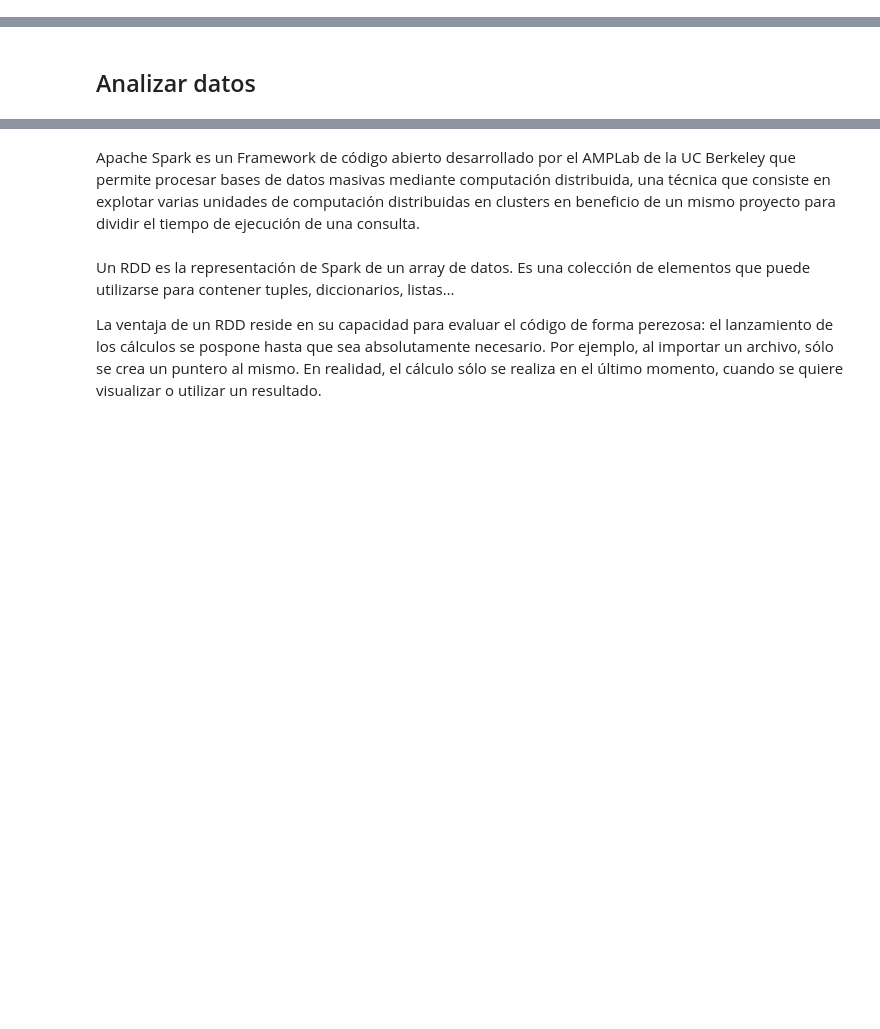
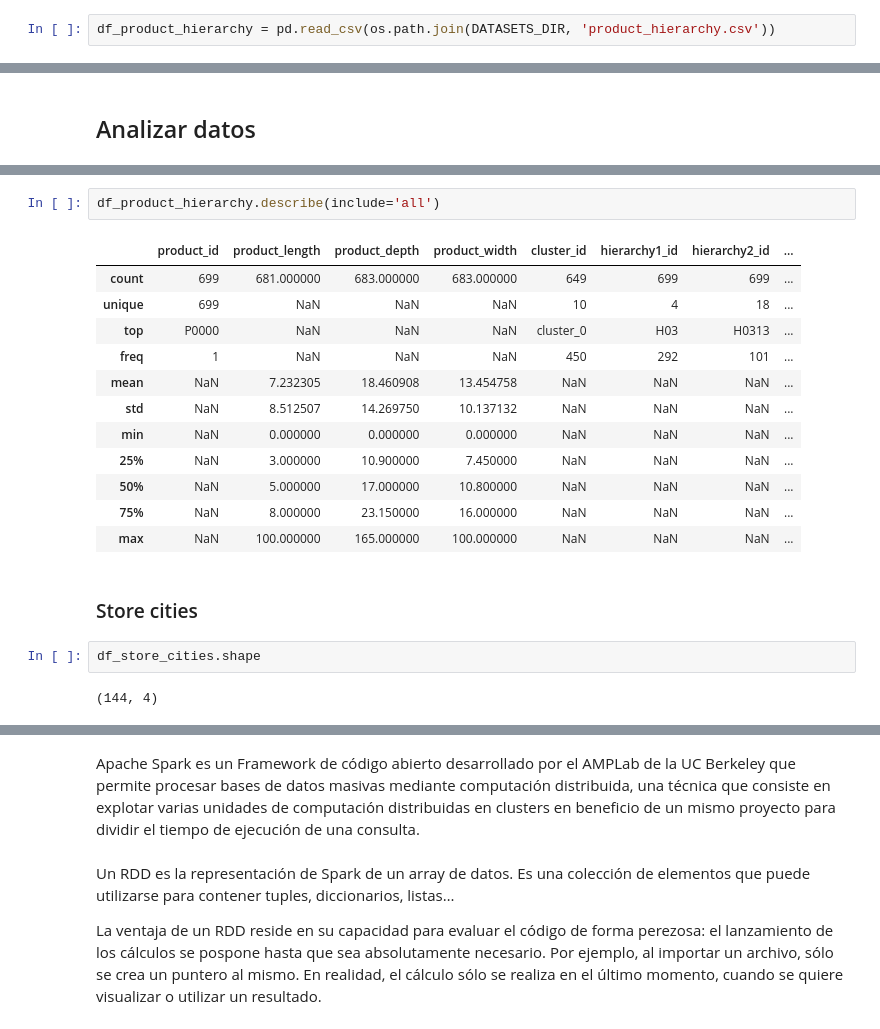
Before and after one commit to cramirez98/WorkshopSumz, a Jupyter notebook: workshop/Workshop 1.ipynb, the cells around one changed output, grey strips where cells are left out. Cells and saved outputs as stored; diff of their text form; blank space fills up the shorter version.

```diff
--- a/workshop/Workshop 1.ipynb
+++ b/workshop/Workshop 1.ipynb
@@ -161,2 +177,4 @@ Las dos estructuras de datos principales dentro del paquete Pandas son:
 # %% [markdown]
 ## Cargue de datos
+# %%
+df_product_hierarchy = pd.read_csv(os.path.join(DATASETS_DIR, 'product_hierarchy.csv'))
@@ -228,0 +244,21 @@ Las dos estructuras de datos principales dentro del paquete Pandas son:
+# %%
+df_product_hierarchy.describe(include='all')
+# %% [output]
+|  | product_id | product_length | product_depth | product_width | cluster_id | hierarchy1_id | hierarchy2_id | ... |
+| count | 699 | 681.000000 | 683.000000 | 683.000000 | 649 | 699 | 699 | ... |
+| unique | 699 | NaN | NaN | NaN | 10 | 4 | 18 | ... |
+| top | P0000 | NaN | NaN | NaN | cluster_0 | H03 | H0313 | ... |
+| freq | 1 | NaN | NaN | NaN | 450 | 292 | 101 | ... |
+| mean | NaN | 7.232305 | 18.460908 | 13.454758 | NaN | NaN | NaN | ... |
+| std | NaN | 8.512507 | 14.269750 | 10.137132 | NaN | NaN | NaN | ... |
+| min | NaN | 0.000000 | 0.000000 | 0.000000 | NaN | NaN | NaN | ... |
+| 25% | NaN | 3.000000 | 10.900000 | 7.450000 | NaN | NaN | NaN | ... |
+| 50% | NaN | 5.000000 | 17.000000 | 10.800000 | NaN | NaN | NaN | ... |
+| 75% | NaN | 8.000000 | 23.150000 | 16.000000 | NaN | NaN | NaN | ... |
+| max | NaN | 100.000000 | 165.000000 | 100.000000 | NaN | NaN | NaN | ... |
+# %% [markdown]
+### Store cities
+# %%
+df_store_cities.shape
+# %% [output]
+(144, 4)
```
Also changed, not shown: parts of 63 cells of this notebook, 4 other files.
